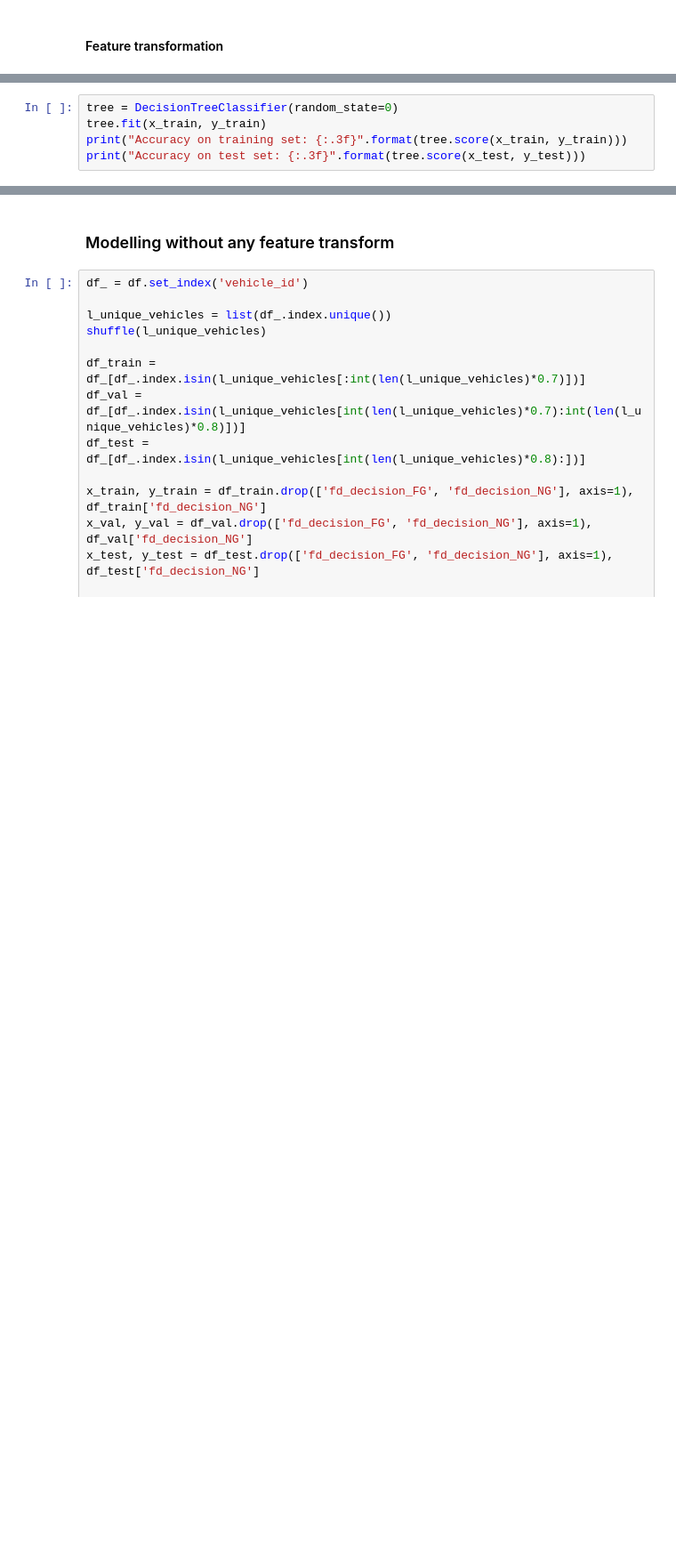
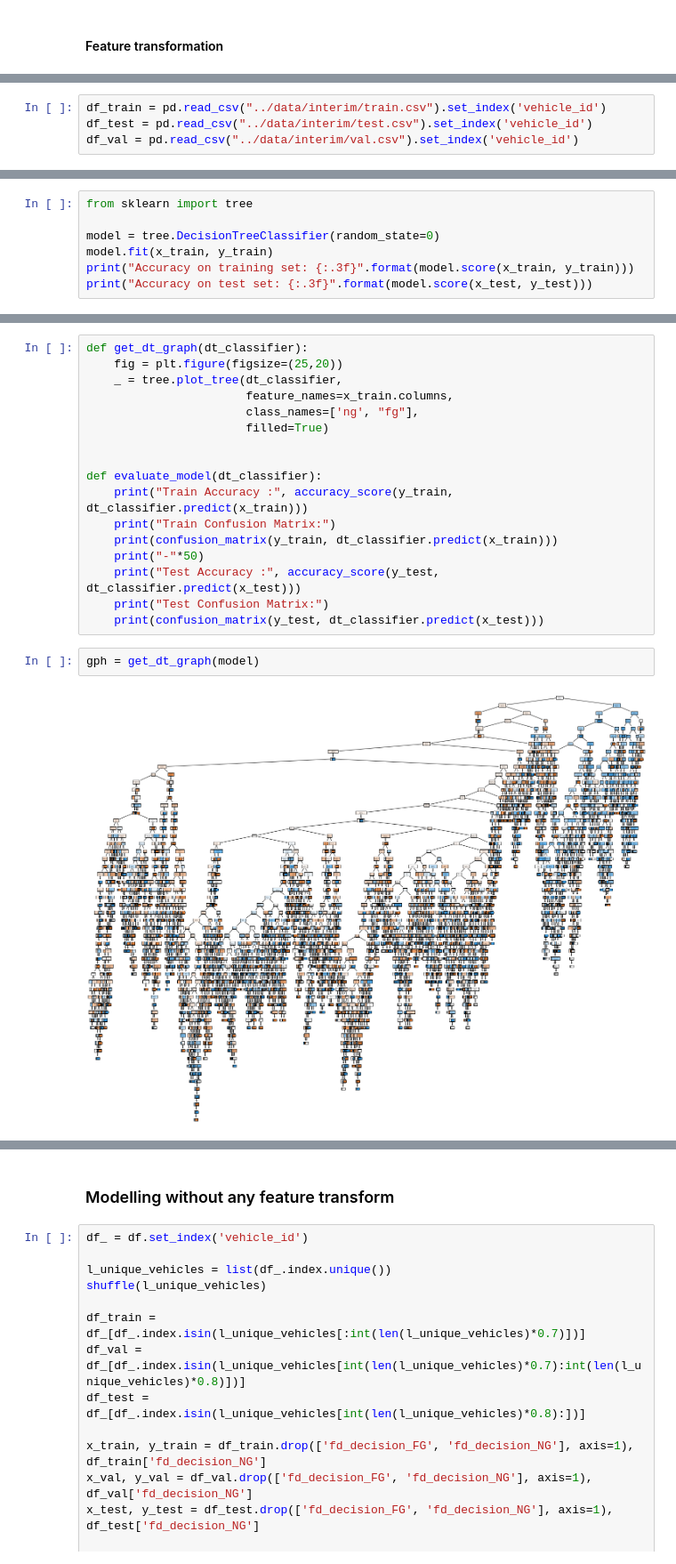
Before and after one commit to LilithSarg/vehicle_fault_identification, a Jupyter notebook: notebooks/4_Modelling.ipynb, the cells around one changed output, grey strips where cells are left out. Shown at 89% size. Saved outputs shown, nothing was run; the diff lists cells and outputs as text; blank space fills up the shorter version.

```diff
--- a/notebooks/4_Modelling.ipynb
+++ b/notebooks/4_Modelling.ipynb
@@ -304,5 +186,0 @@ True
-# %%
-tree = DecisionTreeClassifier(random_state=0)
-tree.fit(x_train, y_train)
-print("Accuracy on training set: {:.3f}".format(tree.score(x_train, y_train)))
-print("Accuracy on test set: {:.3f}".format(tree.score(x_test, y_test)))
@@ -361,0 +207,4 @@ df_prep_count1
+# %%
+df_train = pd.read_csv("../data/interim/train.csv").set_index('vehicle_id')
+df_test = pd.read_csv("../data/interim/test.csv").set_index('vehicle_id')
+df_val = pd.read_csv("../data/interim/val.csv").set_index('vehicle_id')
@@ -361,0 +236,7 @@ df_prep_count1
+# %%
+from sklearn import tree
+
+model = tree.DecisionTreeClassifier(random_state=0)
+model.fit(x_train, y_train)
+print("Accuracy on training set: {:.3f}".format(model.score(x_train, y_train)))
+print("Accuracy on test set: {:.3f}".format(model.score(x_test, y_test)))
@@ -361,0 +285,21 @@ df_prep_count1
+# %%
+def get_dt_graph(dt_classifier):
+    fig = plt.figure(figsize=(25,20))
+    _ = tree.plot_tree(dt_classifier,
+                       feature_names=x_train.columns,
+                       class_names=['ng', "fg"],
+                       filled=True)
+
+
+def evaluate_model(dt_classifier):
+    print("Train Accuracy :", accuracy_score(y_train, dt_classifier.predict(x_train)))
+    print("Train Confusion Matrix:")
+    print(confusion_matrix(y_train, dt_classifier.predict(x_train)))
+    print("-"*50)
+    print("Test Accuracy :", accuracy_score(y_test, dt_classifier.predict(x_test)))
+    print("Test Confusion Matrix:")
+    print(confusion_matrix(y_test, dt_classifier.predict(x_test)))
+# %%
+gph = get_dt_graph(model)
+# %% [output]
+[figure, added]
```
Also changed, not shown: parts of 53 cells of this notebook, 4 other files.
